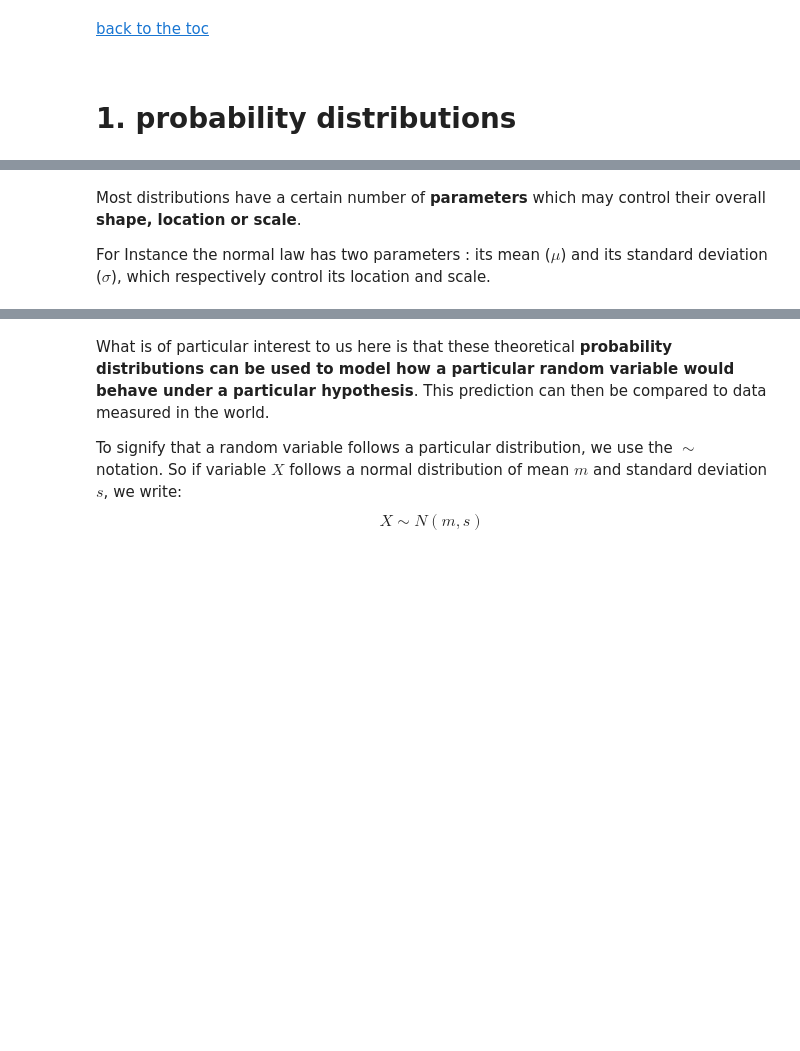
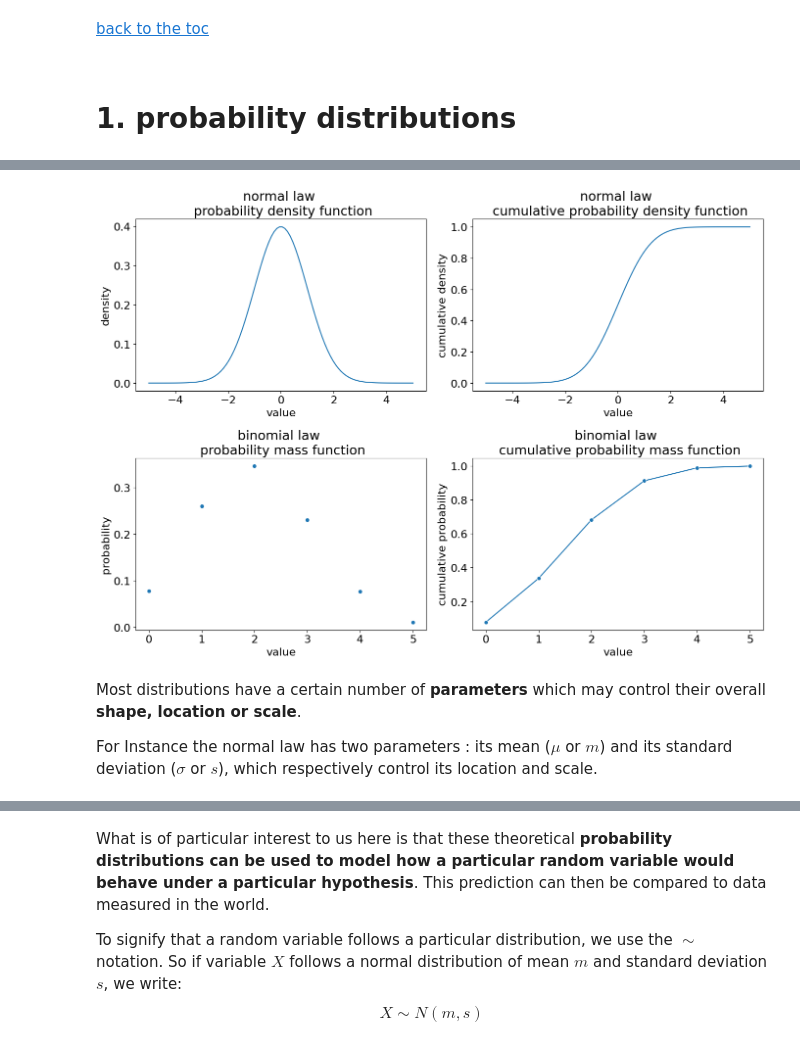
Before and after one commit to bioinfocz/IMG-Statistics-in-Python-Course, a Jupyter notebook: 02_distribution_and_statistical_tests.ipynb, the cells around one changed output, grey strips where cells are left out. Cells and saved outputs as stored; diff of their text form; code cells hidden in the pictures; blank space fills up the shorter version.

```diff
--- a/02_distribution_and_statistical_tests.ipynb
+++ b/02_distribution_and_statistical_tests.ipynb
@@ -63,27 +88,31 @@ This is quite apparent when plotting the **cumulative mass/density function (cdf
 # %%
-f, axes = plt.subplots( 2, 2, figsize=(14, 10) )
+f, axes = plt.subplots( 2, 2, figsize=(14, 10) )                  # Create a 2*2 grid for plotting
 
-# standard normal distribution
-x = np.linspace(-5,5, 100) # 100 equally separated points between -5 and 5
-a= sns.lineplot(x=x, y=stats.norm.pdf(x) , ax = axes[0,0])
-a.set(xlabel='value', ylabel='density')
-a.set_title('normal law \n probability density function')
-a=sns.lineplot(x=x, y=stats.norm.cdf(x) , ax = axes[0,1])
-a.set(xlabel='value', ylabel='cumulative density')
-a.set_title('normal law \n cumulative probability density function')
+# standard normal distribution (continuous)
+x = np.linspace(-5,5, 100)                                        # 100 equally separated points between -5 and 5
+sns.lineplot(x=x, y=stats.norm.pdf(x) , ax = axes[0,0])           # plot the normal law pdf
+axes[0,0].set(xlabel='value', ylabel='density')
+axes[0,0].set_title('normal law \n probability density function')
+sns.lineplot(x=x, y=stats.norm.cdf(x) , ax = axes[0,1])           # plot the normal law cdf
+axes[0,1].set(xlabel='value', ylabel='cumulative density')
+axes[0,1].set_title('normal law \n cumulative probability density function')
 
-# binomial distribution
-n, p = 5, 0.4 # parameters of the binomial distribution
-x = list(range(n+1)) # all integers from 0 to n, included.
-a=sns.scatterplot(x=x, y=stats.binom.pmf(x,n,p) , ax = axes[1,0])
-a.set(xlabel='value', ylabel='probability')
-a.set_title('binomial law \n probability mass function')
-a=sns.lineplot(x=x, y=stats.binom.cdf(x,n,p) , marker="o",  ax = axes[1,1])
-a.set(xlabel='value', ylabel='cumulative probability' )
-a.set_title('binomial law \n cumulative probability mass function')
+# binomial distribution (discrete)
+n, p = 5, 0.4                                                     # parameters of the binomial distribution (n = number of draws, p = Success probability)
+x = list(range(n+1))                                              # all integers from 0 to n, included.
+sns.scatterplot(x=x, y=stats.binom.pmf(x,n,p) , ax = axes[1,0])   # plot the binomial law pmf
+axes[1,0].set(xlabel='value', ylabel='probability')
+axes[1,0].set_title('binomial law \n probability mass function')
+sns.lineplot(x=x, y=stats.binom.cdf(x,n,p) , marker="o",  ax = axes[1,1]) # plot the binomial law cmf
+axes[1,1].set(xlabel='value', ylabel='cumulative probability' )
+axes[1,1].set_title('binomial law \n cumulative probability mass function')
+
 plt.tight_layout()
+plt.show()
+# %% [output]
+[figure, added]
 # %% [markdown]
 Most distributions have a certain number of **parameters** which may control their overall **shape, location or scale**.
 
-For Instance the normal law has two parameters : its mean ($\mu$) and its standard deviation ($\sigma$), which respectively control its location and scale.
+For Instance the normal law has two parameters : its mean ($\mu$ or $m$) and its standard deviation ($\sigma$ or $s$), which respectively control its location and scale.
 # %%
```
Also changed, not shown: parts of 60 cells of this notebook.
